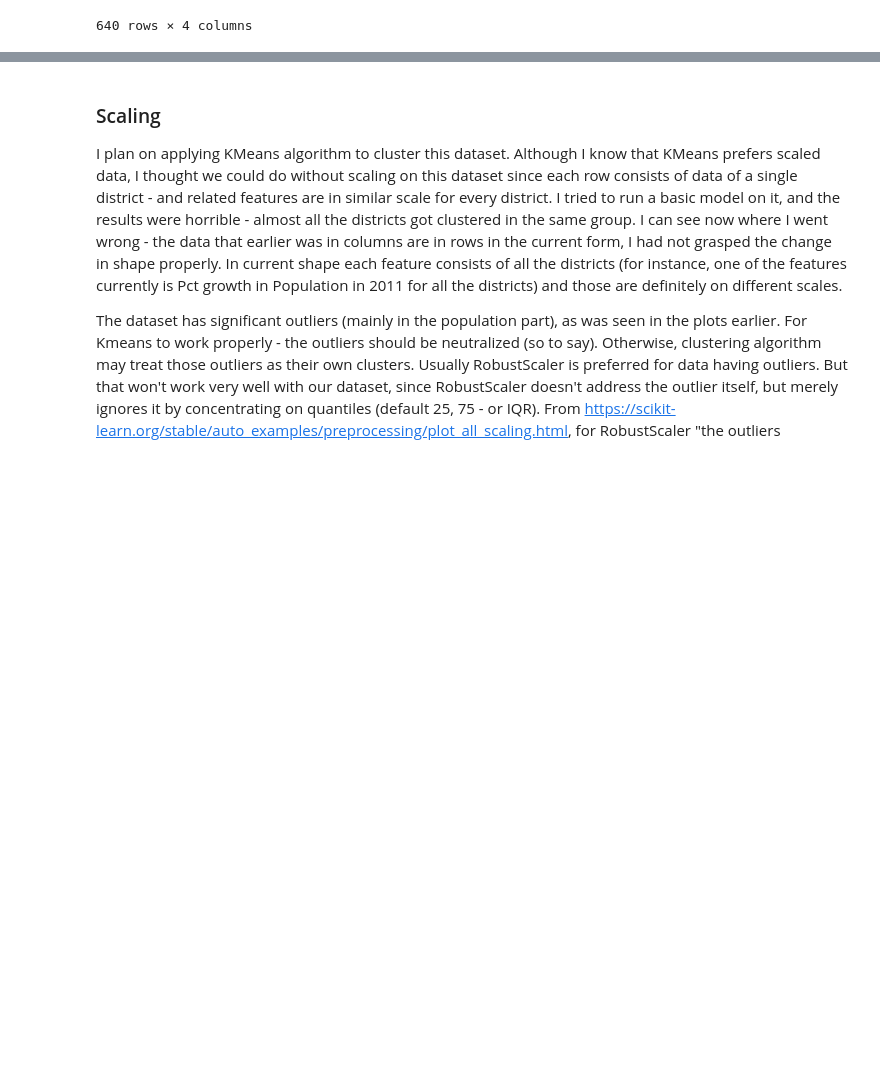
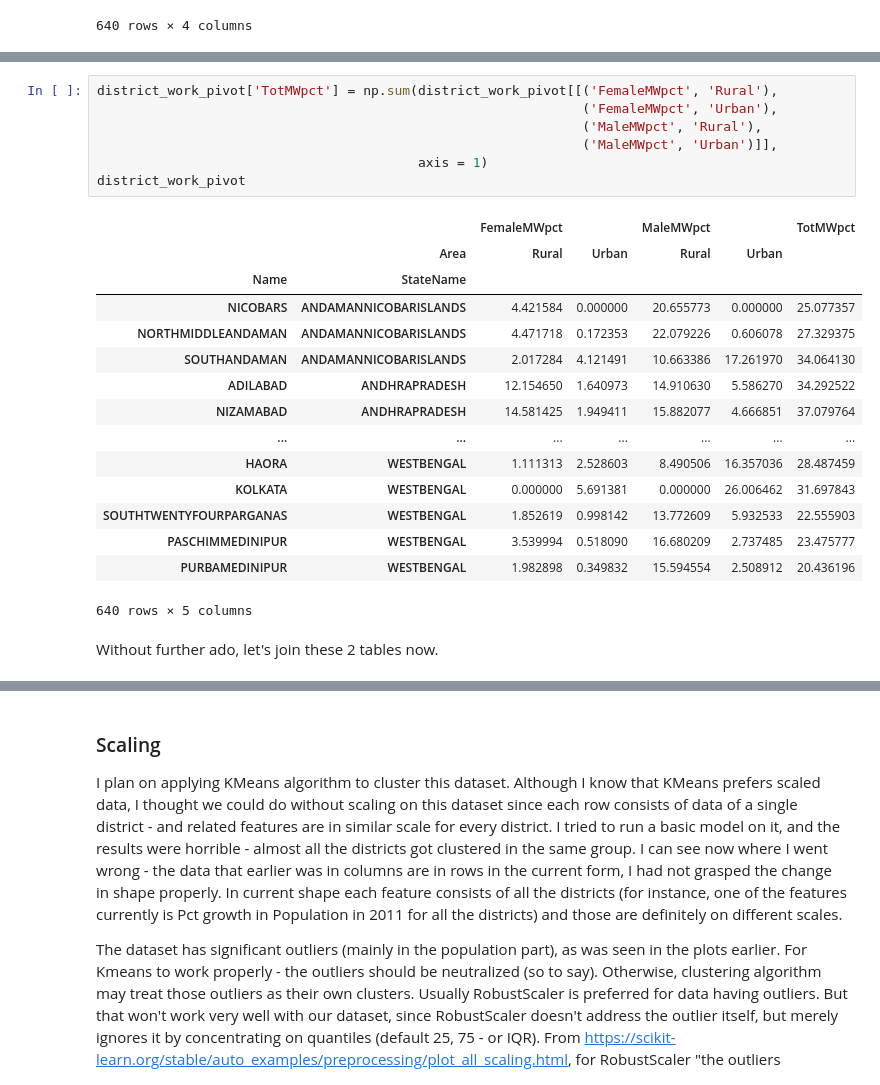
Before and after one commit to koustavin/censusclustering, a Jupyter notebook: DataPreprocessing.ipynb, the cells around one changed output, grey strips where cells are left out. Cells and saved outputs as stored; diff of their text form; blank space fills up the shorter version.

```diff
--- a/DataPreprocessing.ipynb
+++ b/DataPreprocessing.ipynb
@@ -1227,3 +1278,28 @@ district_work_pivot
+# %%
+district_work_pivot['TotMWpct'] = np.sum(district_work_pivot[[('FemaleMWpct', 'Rural'),
+                                                              ('FemaleMWpct', 'Urban'),
+                                                              ('MaleMWpct', 'Rural'),
+                                                              ('MaleMWpct', 'Urban')]],
+                                         axis = 1)
+district_work_pivot
+# %% [output]
+|  |  | FemaleMWpct |  | MaleMWpct |  | TotMWpct |
+|  | Area | Rural | Urban | Rural | Urban |  |
+| Name | StateName |  |  |  |  |  |
+| NICOBARS | ANDAMANNICOBARISLANDS | 4.421584 | 0.000000 | 20.655773 | 0.000000 | 25.077357 |
+| NORTHMIDDLEANDAMAN | ANDAMANNICOBARISLANDS | 4.471718 | 0.172353 | 22.079226 | 0.606078 | 27.329375 |
+| SOUTHANDAMAN | ANDAMANNICOBARISLANDS | 2.017284 | 4.121491 | 10.663386 | 17.261970 | 34.064130 |
+| ADILABAD | ANDHRAPRADESH | 12.154650 | 1.640973 | 14.910630 | 5.586270 | 34.292522 |
+| NIZAMABAD | ANDHRAPRADESH | 14.581425 | 1.949411 | 15.882077 | 4.666851 | 37.079764 |
+| ... | ... | ... | ... | ... | ... | ... |
+| HAORA | WESTBENGAL | 1.111313 | 2.528603 | 8.490506 | 16.357036 | 28.487459 |
+| KOLKATA | WESTBENGAL | 0.000000 | 5.691381 | 0.000000 | 26.006462 | 31.697843 |
+| SOUTHTWENTYFOURPARGANAS | WESTBENGAL | 1.852619 | 0.998142 | 13.772609 | 5.932533 | 22.555903 |
+| PASCHIMMEDINIPUR | WESTBENGAL | 3.539994 | 0.518090 | 16.680209 | 2.737485 | 23.475777 |
+| PURBAMEDINIPUR | WESTBENGAL | 1.982898 | 0.349832 | 15.594554 | 2.508912 | 20.436196 |
+640 rows × 5 columns
+# %% [markdown]
+Without further ado, let's join these 2 tables now.
 # %%
 df_districts = district_pop_pivot.join(district_work_pivot)
 df_districts
```
Also changed, not shown: parts of 11 cells of this notebook, 2 other files.
